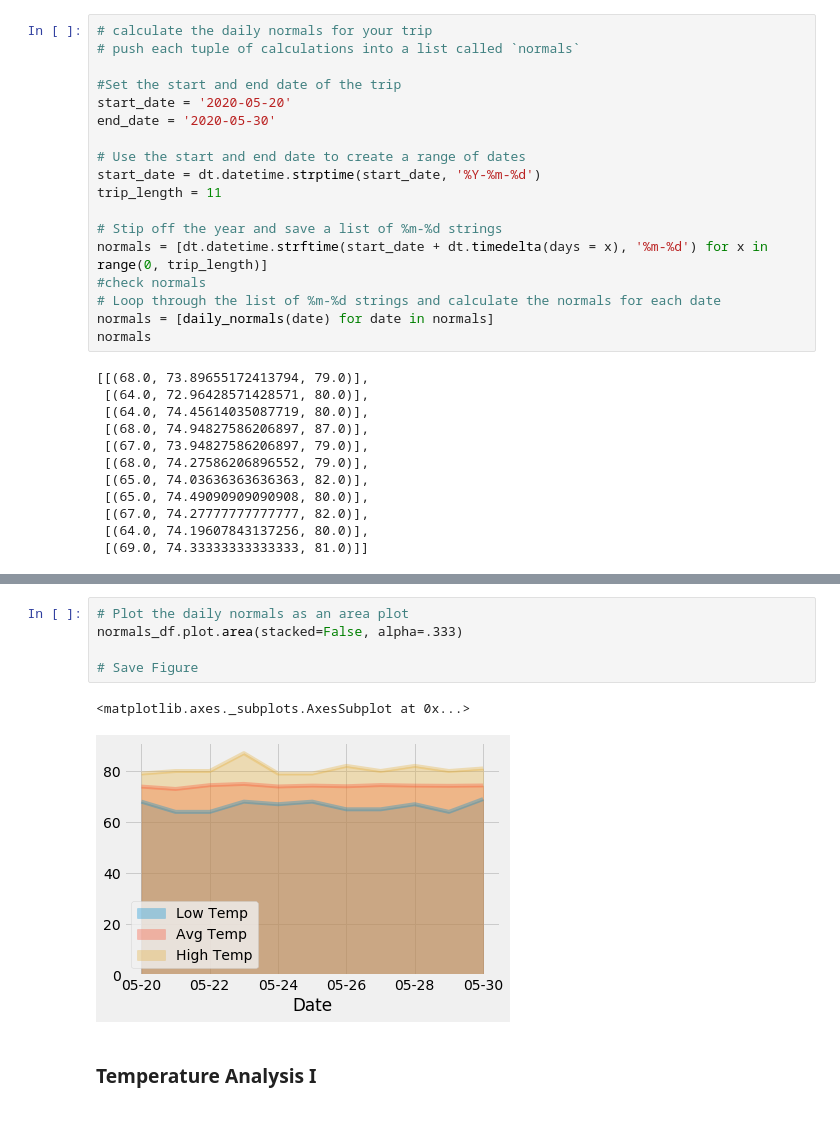
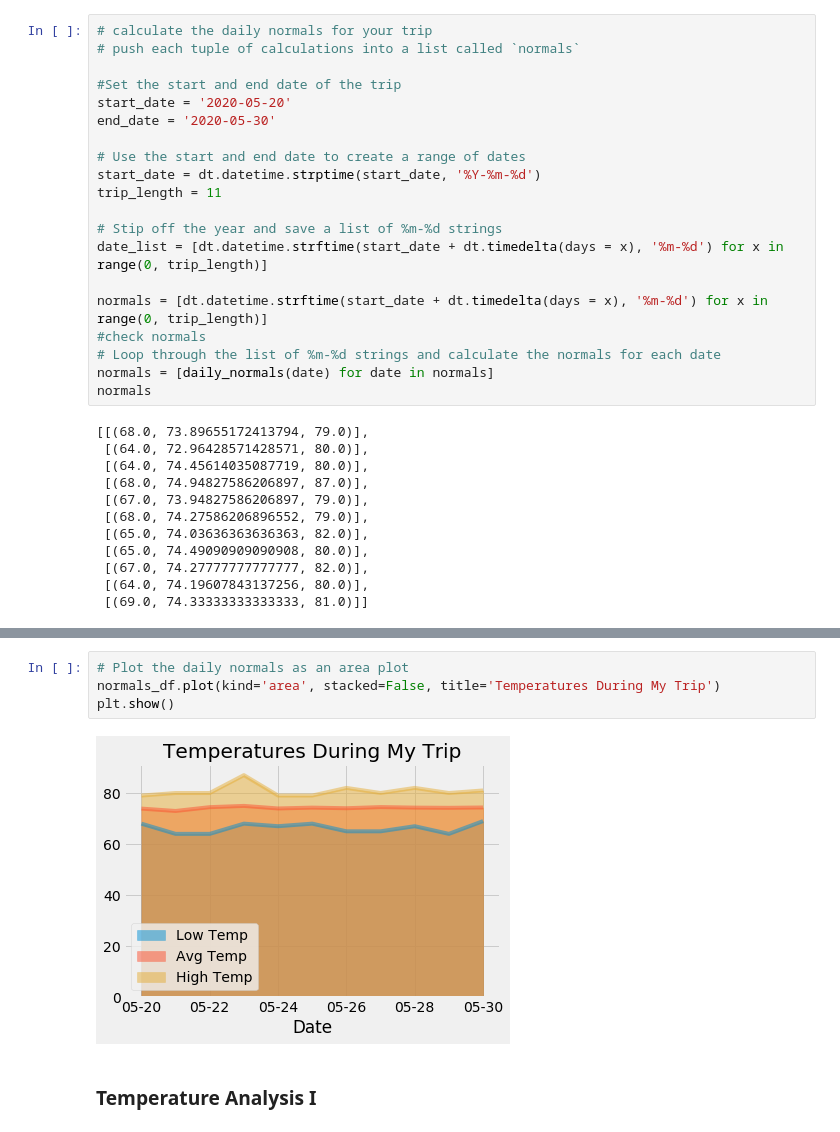
Before and after one commit to leonhumbert/alchemy, a Jupyter notebook: Hawaii Weather app.ipynb, the cells around one changed output, grey strips where cells are left out. Saved outputs shown, nothing was run; the diff lists cells and outputs as text.

```diff
--- a/Hawaii Weather app.ipynb
+++ b/Hawaii Weather app.ipynb
@@ -404,6 +383,8 @@ start_date = dt.datetime.strptime(start_date, '%Y-%m-%d')
 trip_length = 11
 
 # Stip off the year and save a list of %m-%d strings
+date_list = [dt.datetime.strftime(start_date + dt.timedelta(days = x), '%m-%d') for x in range(0, trip_length)]
+
 normals = [dt.datetime.strftime(start_date + dt.timedelta(days = x), '%m-%d') for x in range(0, trip_length)]
 #check normals
 # Loop through the list of %m-%d strings and calculate the normals for each date
@@ -450,12 +430,10 @@ normals_df
 | 05-30 | 69.0 | 74.333333 | 81.0 |
 # %%
 # Plot the daily normals as an area plot
-normals_df.plot.area(stacked=False, alpha=.333)
-
-# Save Figure
+normals_df.plot(kind='area', stacked=False, title='Temperatures During My Trip')
+plt.show()
 # %% [output]
-<matplotlib.axes._subplots.AxesSubplot at 0x...>
-[figure, old version]
+[figure, new version]
 # %% [markdown]
 ### Temperature Analysis I
 # %%
```
Also changed, not shown: parts of 3 cells of this notebook, 1 other file.
